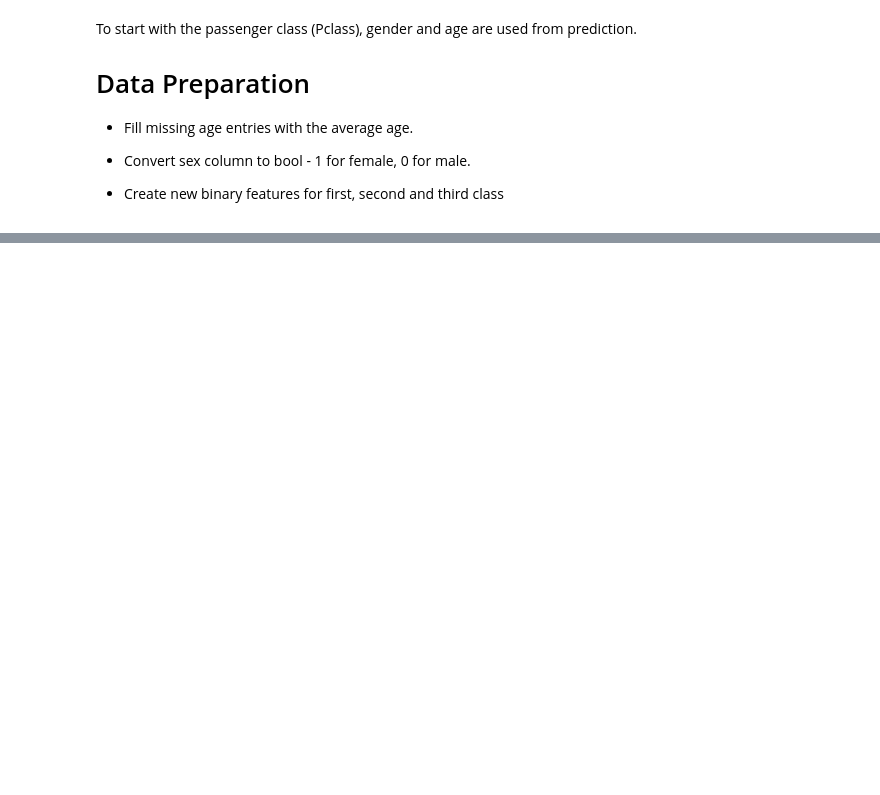
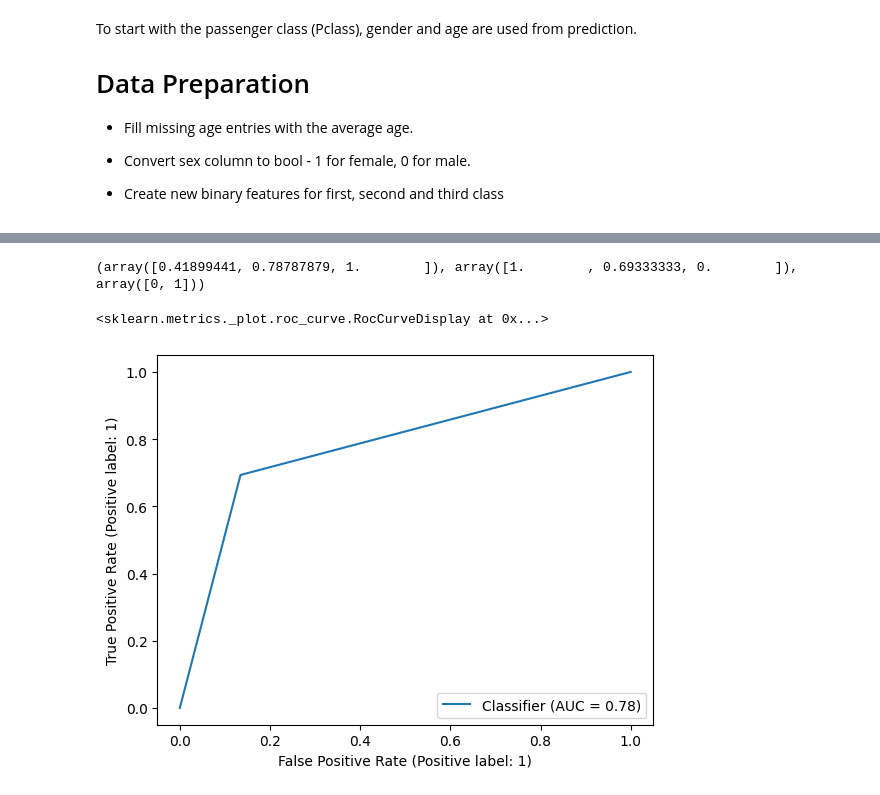
Before and after one commit to N1c-C/Regression, a Jupyter notebook: Titanic_Logistic_Regression.ipynb, the cells around one changed output, grey strips where cells are left out. Cells and saved outputs as stored; diff of their text form; code cells hidden in the pictures; blank space fills up the shorter version.

```diff
--- a/Titanic_Logistic_Regression.ipynb
+++ b/Titanic_Logistic_Regression.ipynb
@@ -61,0 +148,8 @@ Name: Age, Length: 891, dtype: float64
+# %%
+pr = precision_recall_curve(y_test,preds)
+print(pr)
+RocCurveDisplay.from_predictions(y_test,preds)
+# %% [output]
+(array([0.41899441, 0.78787879, 1.        ]), array([1.        , 0.69333333, 0.        ]), array([0, 1]))
+<sklearn.metrics._plot.roc_curve.RocCurveDisplay at 0x...>
+[figure, added]
```
Also changed, not shown: parts of 16 cells of this notebook.
